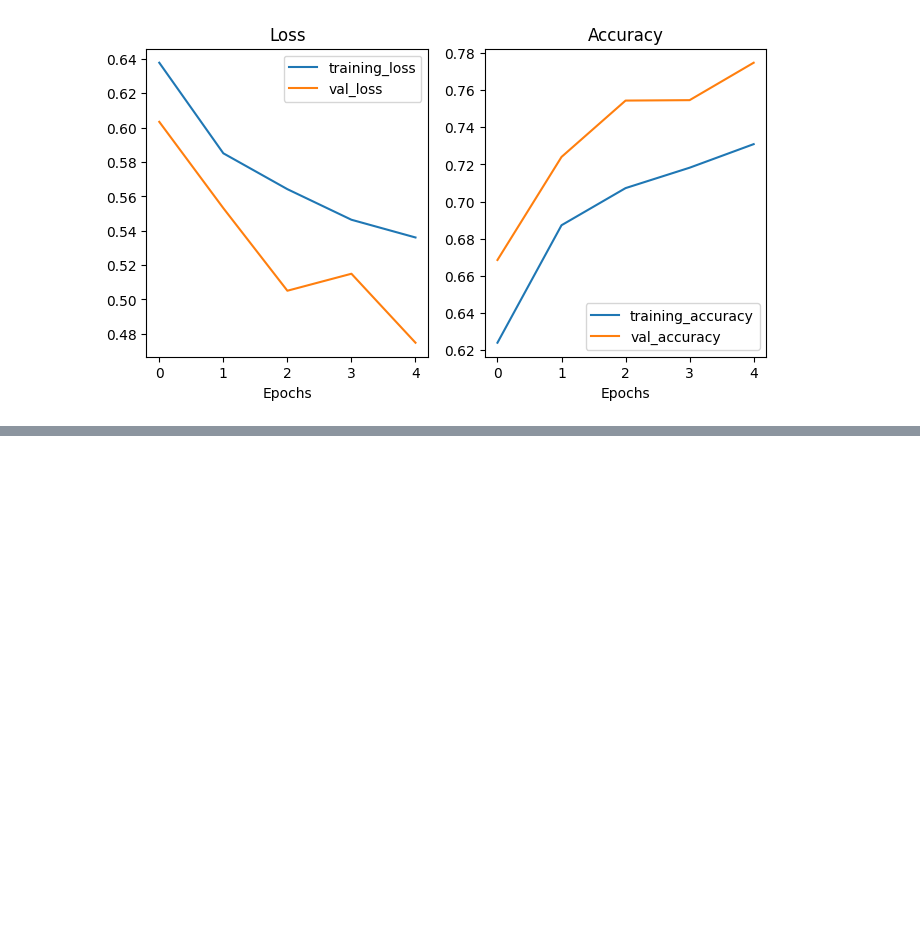
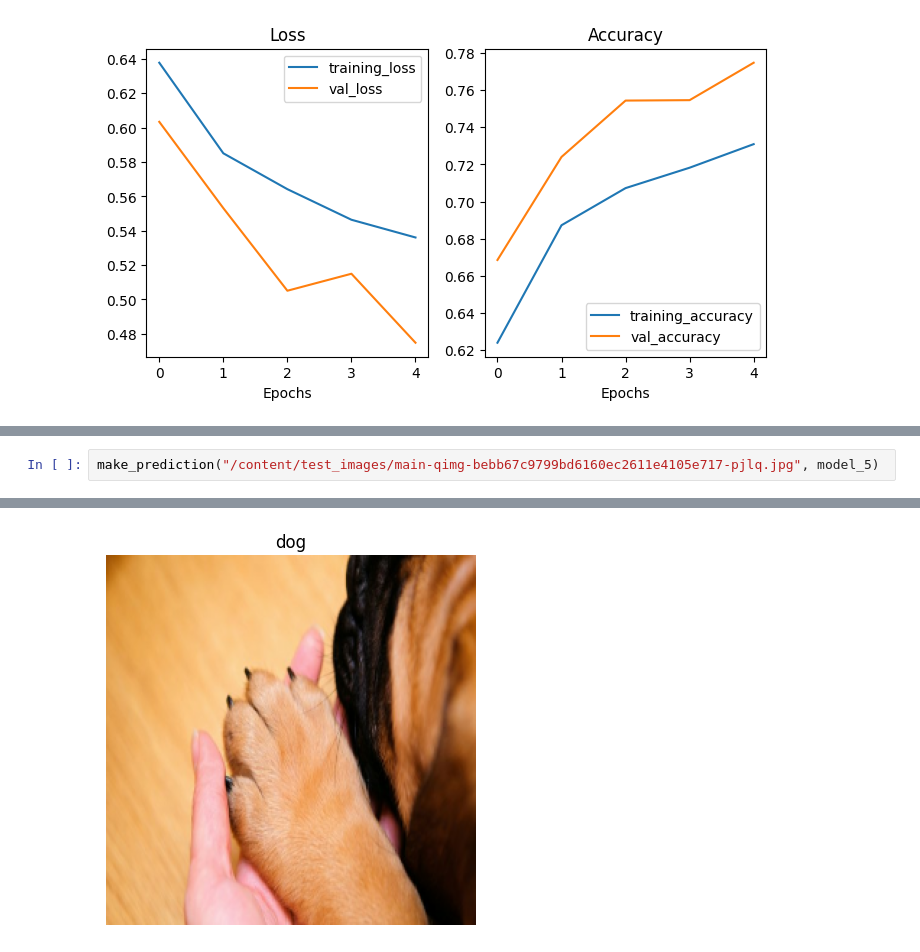
Before and after one commit to Gaurav-phatkare/Classification-Models-Tensorflow, a Jupyter notebook: Binary_classification_of_images_using_deep_learning.ipynb, the cells around one changed output, grey strips where cells are left out. Drawn from its saved outputs; the diff is of its cells as text; blank space fills up the shorter version.

```diff
--- a/Binary_classification_of_images_using_deep_learning.ipynb
+++ b/Binary_classification_of_images_using_deep_learning.ipynb
@@ -745,0 +904,3 @@ plot_loss_curves(history_model_4)
+# %%
+make_prediction("/content/test_images/main-qimg-bebb67c9799bd6160ec2611e4105e717-pjlq.jpg", model_5)
+# %% [output]
@@ -745,0 +908 @@ plot_loss_curves(history_model_4)
+[figure, added]
```
Also changed, not shown: parts of 18 cells of this notebook.
